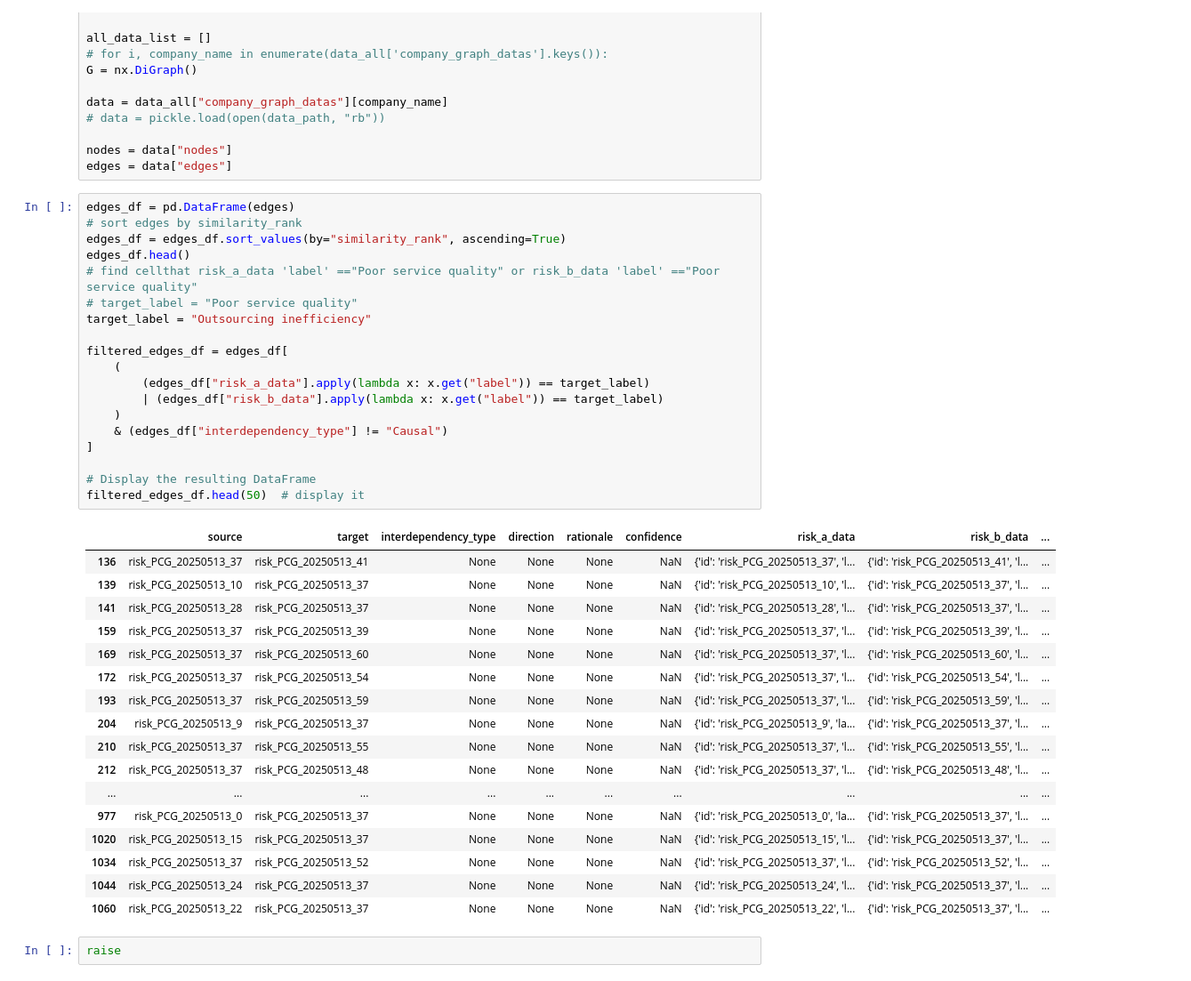
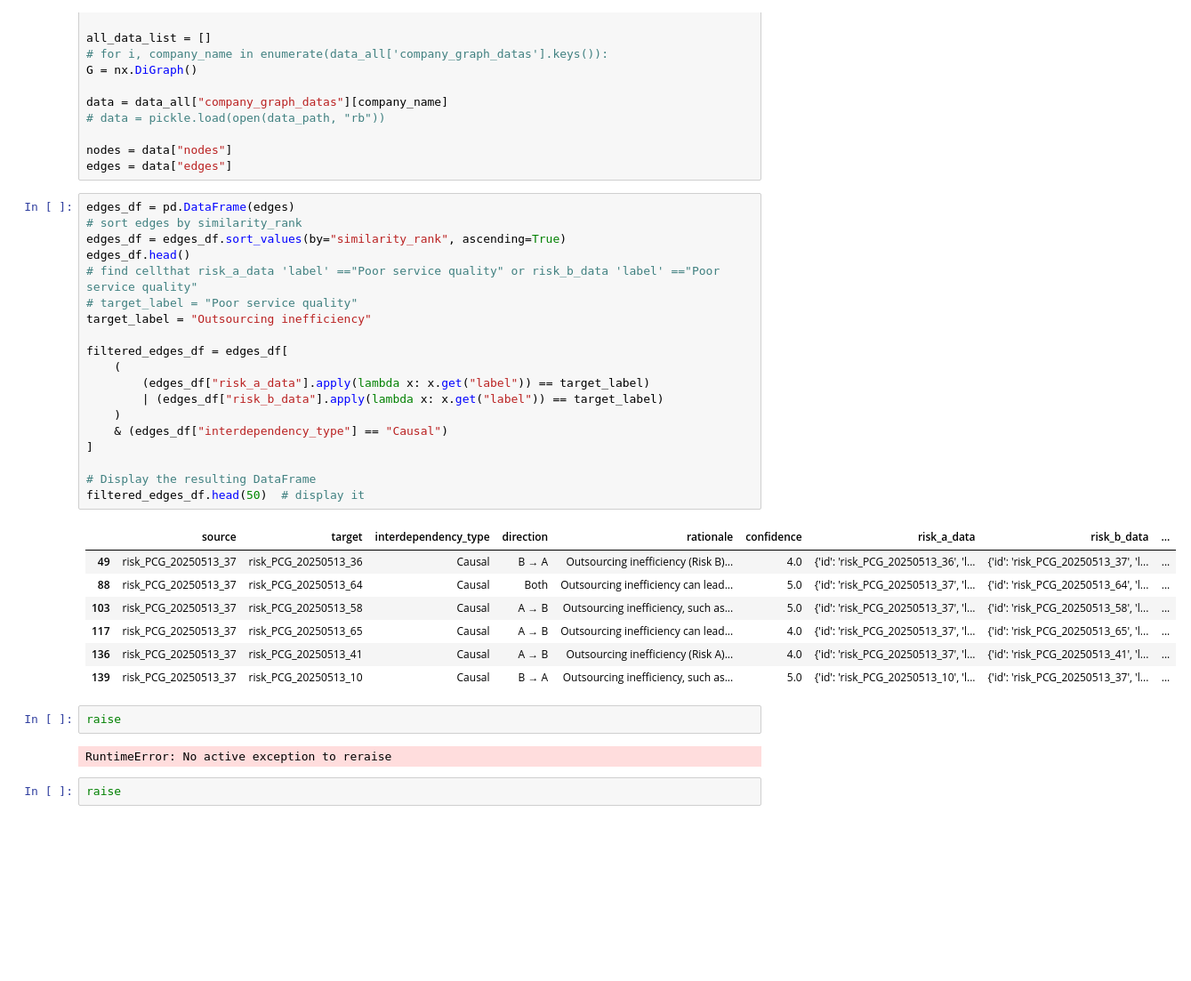
Before and after one commit to Fayord/cro_rmi_improvement_feature, a Jupyter notebook: src/cro_rmi_improvement_feature/network_analyzer/notebook/gen_cluster_mitigationplan_unittest 3.ipynb, the cells around one changed output. Shown at 89% size. Saved outputs shown, nothing was run; the diff lists cells and outputs as text; blank space fills up the shorter version.

```diff
--- a/src/cro_rmi_improvement_feature/network_analyzer/notebook/gen_cluster_mitigationplan_unittest 3.ipynb
+++ b/src/cro_rmi_improvement_feature/network_analyzer/notebook/gen_cluster_mitigationplan_unittest 3.ipynb
@@ -287,40 +287,34 @@ edges = data["edges"]
 # %%
 edges_df = pd.DataFrame(edges)
 # sort edges by similarity_rank
 edges_df = edges_df.sort_values(by="similarity_rank", ascending=True)
 edges_df.head()
 # find cellthat risk_a_data 'label' =="Poor service quality" or risk_b_data 'label' =="Poor service quality"
 # target_label = "Poor service quality"
 target_label = "Outsourcing inefficiency"
 
 filtered_edges_df = edges_df[
     (
         (edges_df["risk_a_data"].apply(lambda x: x.get("label")) == target_label)
         | (edges_df["risk_b_data"].apply(lambda x: x.get("label")) == target_label)
     )
-    & (edges_df["interdependency_type"] != "Causal")
+    & (edges_df["interdependency_type"] == "Causal")
 ]
 
 # Display the resulting DataFrame
 filtered_edges_df.head(50)  # display it
 # %% [output]
 |  | source | target | interdependency_type | direction | rationale | confidence | risk_a_data | risk_b_data | ... |
-| 136 | risk_PCG_20250513_37 | risk_PCG_20250513_41 | None | None | None | NaN | {'id': 'risk_PCG_20250513_37', 'l... | {'id': 'risk_PCG_20250513_41', 'l... | ... |
-| 139 | risk_PCG_20250513_10 | risk_PCG_20250513_37 | None | None | None | NaN | {'id': 'risk_PCG_20250513_10', 'l... | {'id': 'risk_PCG_20250513_37', 'l... | ... |
-| 141 | risk_PCG_20250513_28 | risk_PCG_20250513_37 | None | None | None | NaN | {'id': 'risk_PCG_20250513_28', 'l... | {'id': 'risk_PCG_20250513_37', 'l... | ... |
-| 159 | risk_PCG_20250513_37 | risk_PCG_20250513_39 | None | None | None | NaN | {'id': 'risk_PCG_20250513_37', 'l... | {'id': 'risk_PCG_20250513_39', 'l... | ... |
-| 169 | risk_PCG_20250513_37 | risk_PCG_20250513_60 | None | None | None | NaN | {'id': 'risk_PCG_20250513_37', 'l... | {'id': 'risk_PCG_20250513_60', 'l... | ... |
-| 172 | risk_PCG_20250513_37 | risk_PCG_20250513_54 | None | None | None | NaN | {'id': 'risk_PCG_20250513_37', 'l... | {'id': 'risk_PCG_20250513_54', 'l... | ... |
-| 193 | risk_PCG_20250513_37 | risk_PCG_20250513_59 | None | None | None | NaN | {'id': 'risk_PCG_20250513_37', 'l... | {'id': 'risk_PCG_20250513_59', 'l... | ... |
-| 204 | risk_PCG_20250513_9 | risk_PCG_20250513_37 | None | None | None | NaN | {'id': 'risk_PCG_20250513_9', 'la... | {'id': 'risk_PCG_20250513_37', 'l... | ... |
-| 210 | risk_PCG_20250513_37 | risk_PCG_20250513_55 | None | None | None | NaN | {'id': 'risk_PCG_20250513_37', 'l... | {'id': 'risk_PCG_20250513_55', 'l... | ... |
-| 212 | risk_PCG_20250513_37 | risk_PCG_20250513_48 | None | None | None | NaN | {'id': 'risk_PCG_20250513_37', 'l... | {'id': 'risk_PCG_20250513_48', 'l... | ... |
-| ... | ... | ... | ... | ... | ... | ... | ... | ... | ... |
-| 977 | risk_PCG_20250513_0 | risk_PCG_20250513_37 | None | None | None | NaN | {'id': 'risk_PCG_20250513_0', 'la... | {'id': 'risk_PCG_20250513_37', 'l... | ... |
-| 1020 | risk_PCG_20250513_15 | risk_PCG_20250513_37 | None | None | None | NaN | {'id': 'risk_PCG_20250513_15', 'l... | {'id': 'risk_PCG_20250513_37', 'l... | ... |
-| 1034 | risk_PCG_20250513_37 | risk_PCG_20250513_52 | None | None | None | NaN | {'id': 'risk_PCG_20250513_37', 'l... | {'id': 'risk_PCG_20250513_52', 'l... | ... |
-| 1044 | risk_PCG_20250513_24 | risk_PCG_20250513_37 | None | None | None | NaN | {'id': 'risk_PCG_20250513_24', 'l... | {'id': 'risk_PCG_20250513_37', 'l... | ... |
-| 1060 | risk_PCG_20250513_22 | risk_PCG_20250513_37 | None | None | None | NaN | {'id': 'risk_PCG_20250513_22', 'l... | {'id': 'risk_PCG_20250513_37', 'l... | ... |
+| 49 | risk_PCG_20250513_37 | risk_PCG_20250513_36 | Causal | B → A | Outsourcing inefficiency (Risk B)... | 4.0 | {'id': 'risk_PCG_20250513_36', 'l... | {'id': 'risk_PCG_20250513_37', 'l... | ... |
+| 88 | risk_PCG_20250513_37 | risk_PCG_20250513_64 | Causal | Both | Outsourcing inefficiency can lead... | 5.0 | {'id': 'risk_PCG_20250513_37', 'l... | {'id': 'risk_PCG_20250513_64', 'l... | ... |
+| 103 | risk_PCG_20250513_37 | risk_PCG_20250513_58 | Causal | A → B | Outsourcing inefficiency, such as... | 5.0 | {'id': 'risk_PCG_20250513_37', 'l... | {'id': 'risk_PCG_20250513_58', 'l... | ... |
+| 117 | risk_PCG_20250513_37 | risk_PCG_20250513_65 | Causal | A → B | Outsourcing inefficiency can lead... | 4.0 | {'id': 'risk_PCG_20250513_37', 'l... | {'id': 'risk_PCG_20250513_65', 'l... | ... |
+| 136 | risk_PCG_20250513_37 | risk_PCG_20250513_41 | Causal | A → B | Outsourcing inefficiency (Risk A)... | 4.0 | {'id': 'risk_PCG_20250513_37', 'l... | {'id': 'risk_PCG_20250513_41', 'l... | ... |
+| 139 | risk_PCG_20250513_37 | risk_PCG_20250513_10 | Causal | B → A | Outsourcing inefficiency, such as... | 5.0 | {'id': 'risk_PCG_20250513_10', 'l... | {'id': 'risk_PCG_20250513_37', 'l... | ... |
+# %%
+raise
+# %% [output]
+RuntimeError: No active exception to reraise
 # %%
 raise
 # %% [output]
```
Also changed, not shown: 4 other files.
